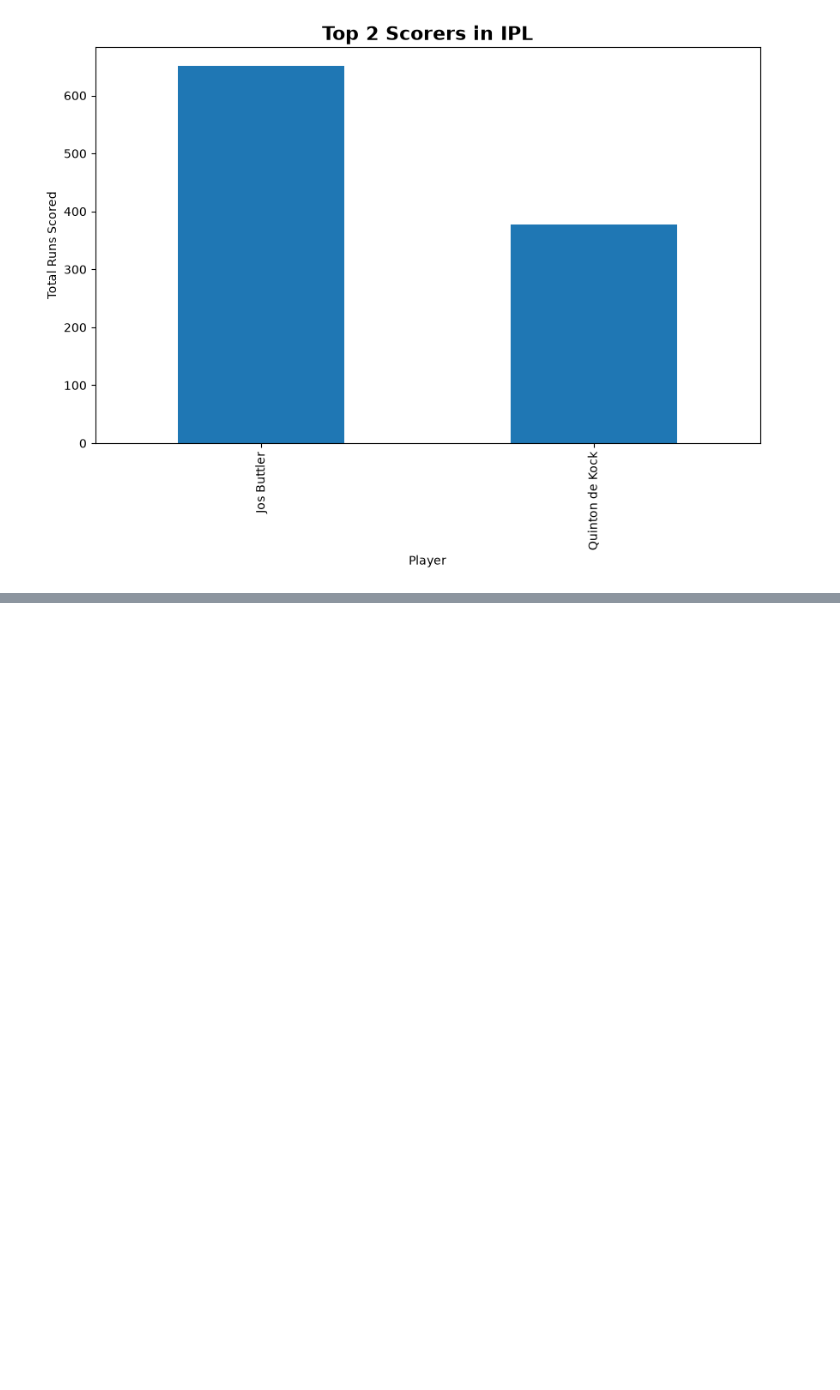
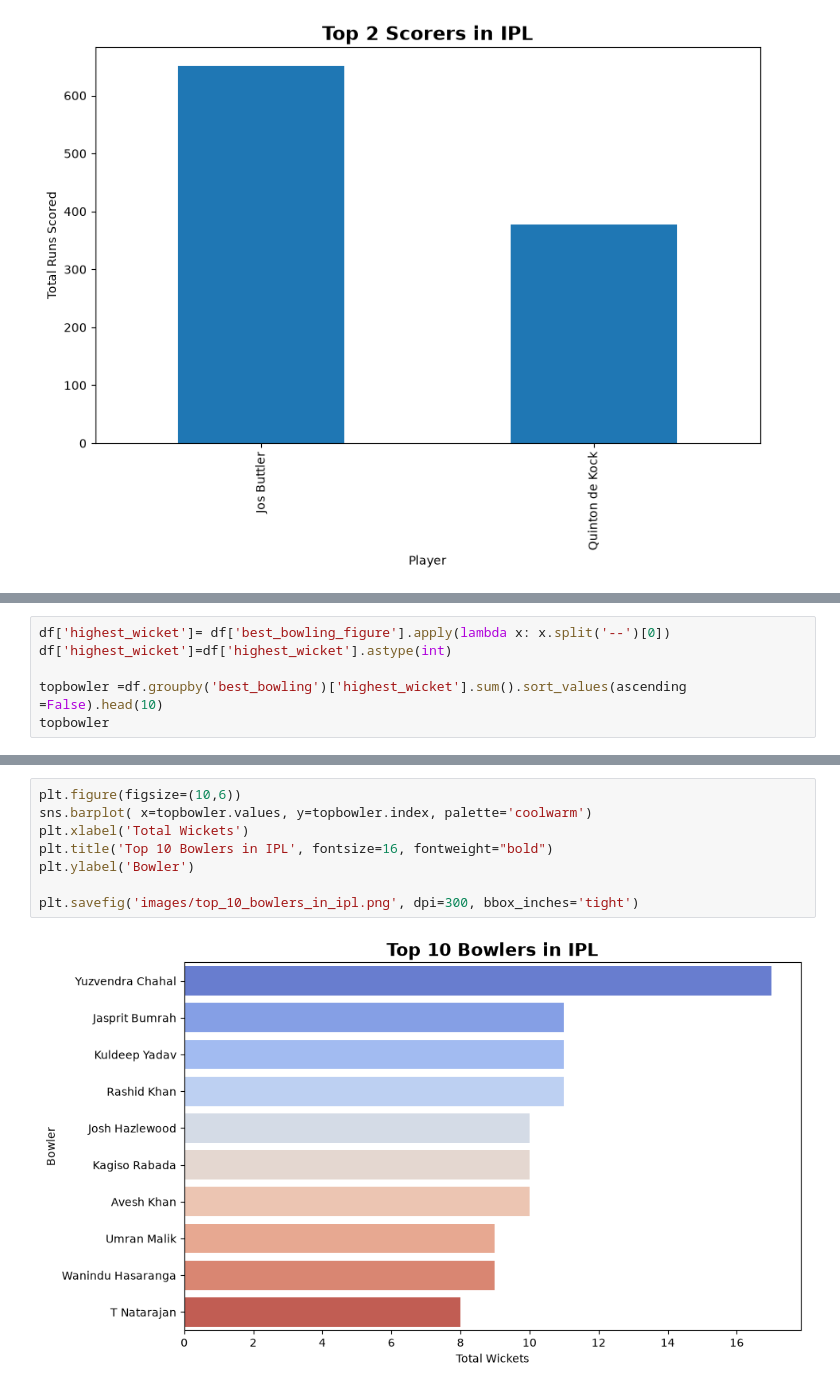
Before and after one commit to IshwariUgale-hub/IPL-Data-Analysis, a Jupyter notebook: IPL_data_analysis.ipynb, the cells around one changed output, grey strips where cells are left out. Saved outputs shown, nothing was run; the diff lists cells and outputs as text; blank space fills up the shorter version.

Commit message:
graph for 10 best bowlers in ipl

```diff
--- a/IPL_data_analysis.ipynb
+++ b/IPL_data_analysis.ipynb
@@ -207,0 +208,6 @@ plt.savefig('images/top_2_scorers_in_ipl.png', dpi=300, bbox_inches='tight')
+# %%
+df['highest_wicket']= df['best_bowling_figure'].apply(lambda x: x.split('--')[0])
+df['highest_wicket']=df['highest_wicket'].astype(int)
+
+topbowler =df.groupby('best_bowling')['highest_wicket'].sum().sort_values(ascending =False).head(10)
+topbowler
@@ -207,0 +227,10 @@ plt.savefig('images/top_2_scorers_in_ipl.png', dpi=300, bbox_inches='tight')
+# %%
+plt.figure(figsize=(10,6))
+sns.barplot( x=topbowler.values, y=topbowler.index, palette='coolwarm')
+plt.xlabel('Total Wickets')
+plt.title('Top 10 Bowlers in IPL', fontsize=16, fontweight="bold")
+plt.ylabel('Bowler')
+
+plt.savefig('images/top_10_bowlers_in_ipl.png', dpi=300, bbox_inches='tight')
+# %% [output]
+[figure, added]
```
Also changed, not shown: parts of 2 cells of this notebook.
